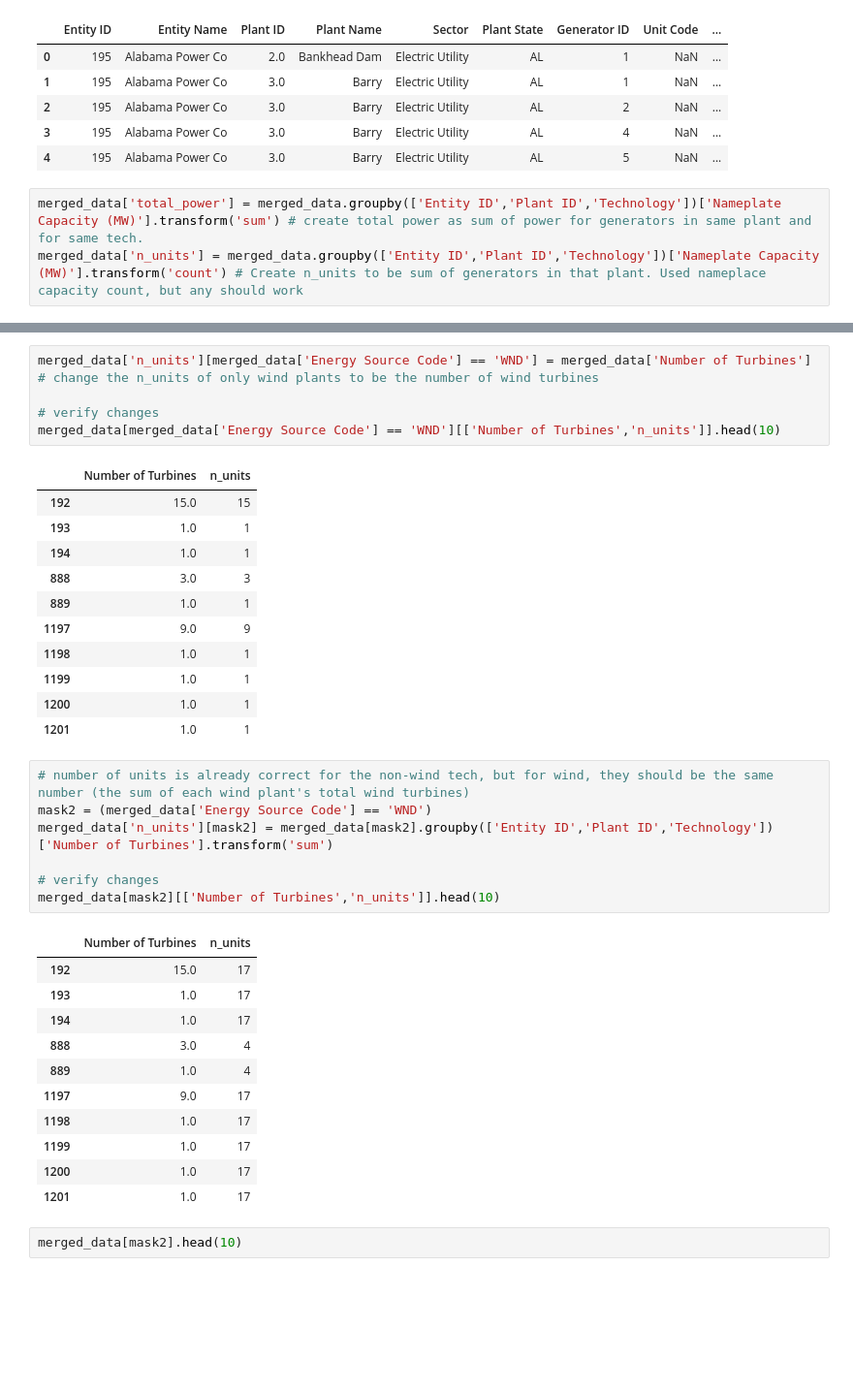
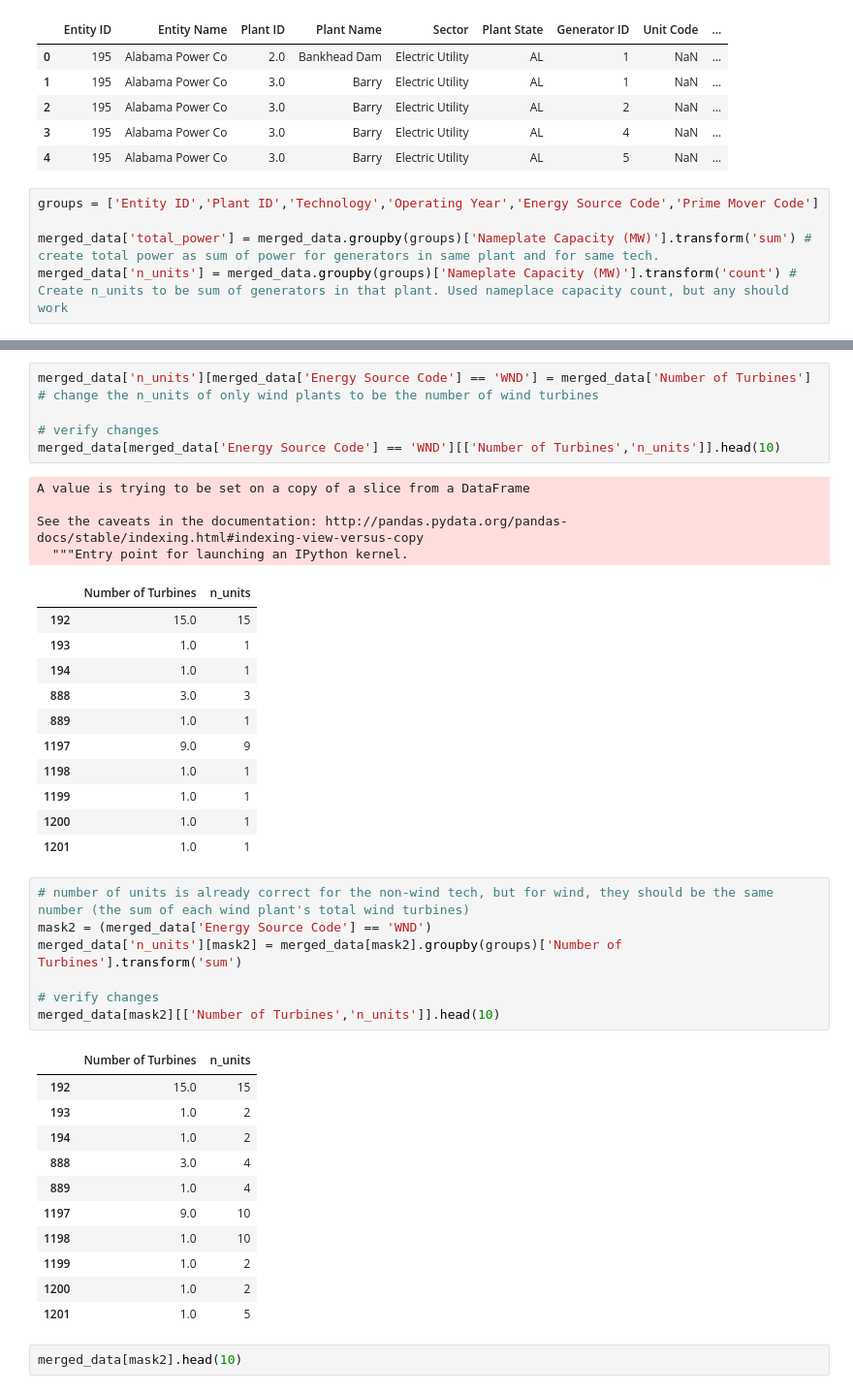
Before and after one commit to Tclack88/Lambda, a Jupyter notebook: module1/assignment_applied_modeling_1.ipynb, the cells around one changed output, grey strips where cells are left out. Shown at 97% size. Drawn from its saved outputs; the diff is of its cells as text; blank space fills up the shorter version.

```diff
--- a/module1/assignment_applied_modeling_1.ipynb
+++ b/module1/assignment_applied_modeling_1.ipynb
@@ -329,8 +329,10 @@ merged_data.head()
 | 3 | 195 | Alabama Power Co | 3.0 | Barry | Electric Utility | AL | 4 | NaN | ... |
 | 4 | 195 | Alabama Power Co | 3.0 | Barry | Electric Utility | AL | 5 | NaN | ... |
 # %%
-merged_data['total_power'] = merged_data.groupby(['Entity ID','Plant ID','Technology'])['Nameplate Capacity (MW)'].transform('sum') # create total power as sum of power for generators in same plant and for same tech.
-merged_data['n_units'] = merged_data.groupby(['Entity ID','Plant ID','Technology'])['Nameplate Capacity (MW)'].transform('count') # Create n_units to be sum of generators in that plant. Used nameplace capacity count, but any should work
+groups = ['Entity ID','Plant ID','Technology','Operating Year','Energy Source Code','Prime Mover Code']
+
+merged_data['total_power'] = merged_data.groupby(groups)['Nameplate Capacity (MW)'].transform('sum') # create total power as sum of power for generators in same plant and for same tech.
+merged_data['n_units'] = merged_data.groupby(groups)['Nameplate Capacity (MW)'].transform('count') # Create n_units to be sum of generators in that plant. Used nameplace capacity count, but any should work
 # %%
 # show before change
 merged_data[merged_data['Energy Source Code'] == 'WND'][['Number of Turbines','n_units']].head(10)
@@ -352,6 +354,10 @@ merged_data['n_units'][merged_data['Energy Source Code'] == 'WND'] = merged_data
 # verify changes
 merged_data[merged_data['Energy Source Code'] == 'WND'][['Number of Turbines','n_units']].head(10)
 # %% [output]
+A value is trying to be set on a copy of a slice from a DataFrame
+
+See the caveats in the documentation: http://pandas.pydata.org/pandas-docs/stable/indexing.html#indexing-view-versus-copy
+  """Entry point for launching an IPython kernel.
 |  | Number of Turbines | n_units |
 | 192 | 15.0 | 15 |
 | 193 | 1.0 | 1 |
@@ -366,22 +372,22 @@ merged_data[merged_data['Energy Source Code'] == 'WND'][['Number of Turbines','n
 # %%
 # number of units is already correct for the non-wind tech, but for wind, they should be the same number (the sum of each wind plant's total wind turbines)
 mask2 = (merged_data['Energy Source Code'] == 'WND')
-merged_data['n_units'][mask2] = merged_data[mask2].groupby(['Entity ID','Plant ID','Technology'])['Number of Turbines'].transform('sum')
+merged_data['n_units'][mask2] = merged_data[mask2].groupby(groups)['Number of Turbines'].transform('sum')
 
 # verify changes
 merged_data[mask2][['Number of Turbines','n_units']].head(10)
 # %% [output]
 |  | Number of Turbines | n_units |
-| 192 | 15.0 | 17 |
-| 193 | 1.0 | 17 |
-| 194 | 1.0 | 17 |
+| 192 | 15.0 | 15 |
+| 193 | 1.0 | 2 |
+| 194 | 1.0 | 2 |
 | 888 | 3.0 | 4 |
 | 889 | 1.0 | 4 |
-| 1197 | 9.0 | 17 |
-| 1198 | 1.0 | 17 |
-| 1199 | 1.0 | 17 |
-| 1200 | 1.0 | 17 |
-| 1201 | 1.0 | 17 |
+| 1197 | 9.0 | 10 |
+| 1198 | 1.0 | 10 |
+| 1199 | 1.0 | 2 |
+| 1200 | 1.0 | 2 |
+| 1201 | 1.0 | 5 |
 # %%
 merged_data[mask2].head(10)
 # %% [output]
```
Also changed, not shown: parts of 7 cells of this notebook.
